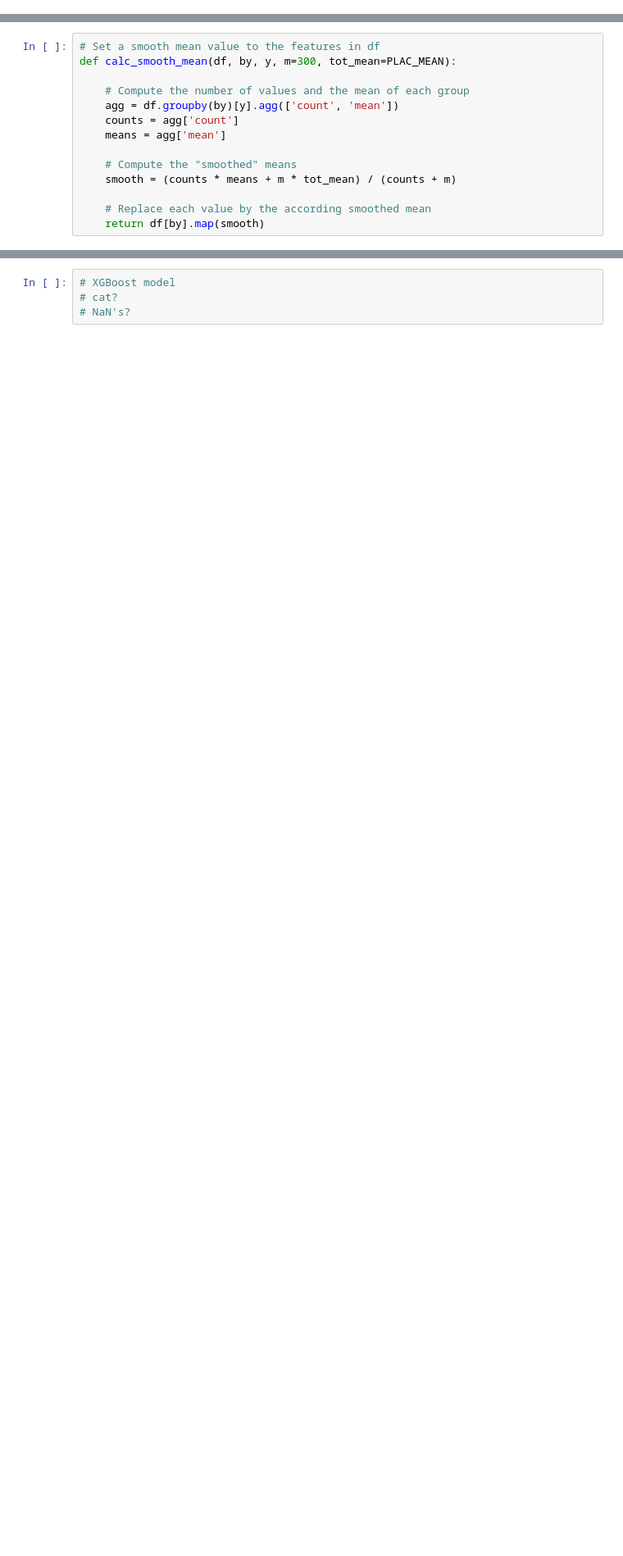
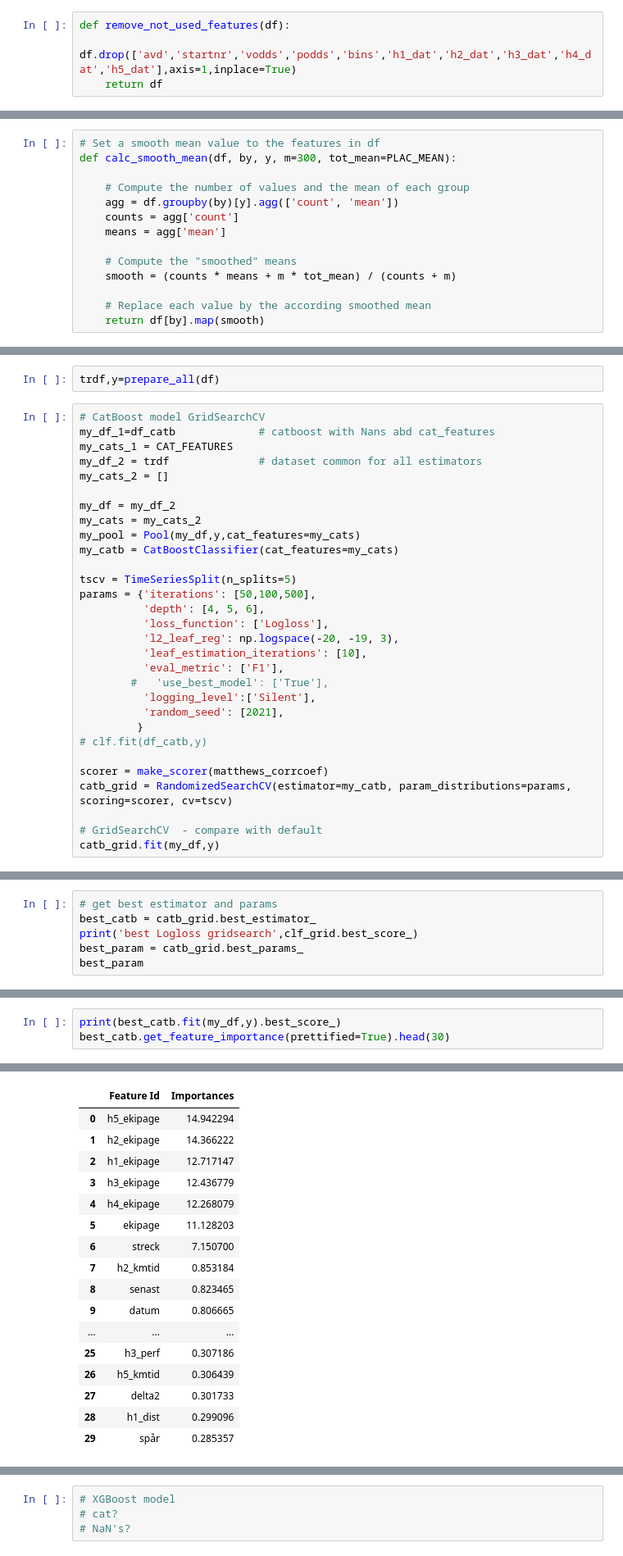
Before and after one commit to carokanns/Trav, a Jupyter notebook: spel/v75_tester/stacking.ipynb, the cells around one changed output, grey strips where cells are left out. Shown at 82% size. Cells and saved outputs as stored; diff of their text form; blank space fills up the shorter version.

Commit message:
StackingClassifier + TimeSeries crap. Tst own loop

```diff
--- a/spel/v75_tester/stacking.ipynb
+++ b/spel/v75_tester/stacking.ipynb
@@ -55,0 +49,4 @@ PLAC_MEAN
+# %%
+def remove_not_used_features(df):
+    df.drop(['avd','startnr','vodds','podds','bins','h1_dat','h2_dat','h3_dat','h4_dat','h5_dat'],axis=1,inplace=True)
+    return df
@@ -210,0 +230,32 @@ from sklearn.metrics import f1_score
+# %%
+trdf,y=prepare_all(df)
+# %%
+# CatBoost model GridSearchCV
+my_df_1=df_catb             # catboost with Nans abd cat_features
+my_cats_1 = CAT_FEATURES
+my_df_2 = trdf              # dataset common for all estimators
+my_cats_2 = []
+
+my_df = my_df_2
+my_cats = my_cats_2
+my_pool = Pool(my_df,y,cat_features=my_cats)
+my_catb = CatBoostClassifier(cat_features=my_cats)
+
+tscv = TimeSeriesSplit(n_splits=5)
+params = {'iterations': [50,100,500],
+          'depth': [4, 5, 6],
+          'loss_function': ['Logloss'],
+          'l2_leaf_reg': np.logspace(-20, -19, 3),
+          'leaf_estimation_iterations': [10],
+          'eval_metric': ['F1'],
+        #   'use_best_model': ['True'],
+          'logging_level':['Silent'],
+          'random_seed': [2021],
+         }
+# clf.fit(df_catb,y)
+
+scorer = make_scorer(matthews_corrcoef)
+catb_grid = RandomizedSearchCV(estimator=my_catb, param_distributions=params, scoring=scorer, cv=tscv)
+
+# GridSearchCV  - compare with default
+catb_grid.fit(my_df,y)
@@ -210,0 +274,6 @@ from sklearn.metrics import f1_score
+# %%
+# get best estimator and params
+best_catb = catb_grid.best_estimator_
+print('best Logloss gridsearch',clf_grid.best_score_)
+best_param = catb_grid.best_params_
+best_param
@@ -210,0 +290,4 @@ from sklearn.metrics import f1_score
+# %%
+print(best_catb.fit(my_df,y).best_score_)
+best_catb.get_feature_importance(prettified=True).head(30)
+# %% [output]
@@ -210,0 +295,17 @@ from sklearn.metrics import f1_score
+|  | Feature Id | Importances |
+| 0 | h5_ekipage | 14.942294 |
+| 1 | h2_ekipage | 14.366222 |
+| 2 | h1_ekipage | 12.717147 |
+| 3 | h3_ekipage | 12.436779 |
+| 4 | h4_ekipage | 12.268079 |
+| 5 | ekipage | 11.128203 |
+| 6 | streck | 7.150700 |
+| 7 | h2_kmtid | 0.853184 |
+| 8 | senast | 0.823465 |
+| 9 | datum | 0.806665 |
+| ... | ... | ... |
+| 25 | h3_perf | 0.307186 |
+| 26 | h5_kmtid | 0.306439 |
+| 27 | delta2 | 0.301733 |
+| 28 | h1_dist | 0.299096 |
+| 29 | spår | 0.285357 |
```
Also changed, not shown: parts of 40 cells of this notebook, 17 other files.
